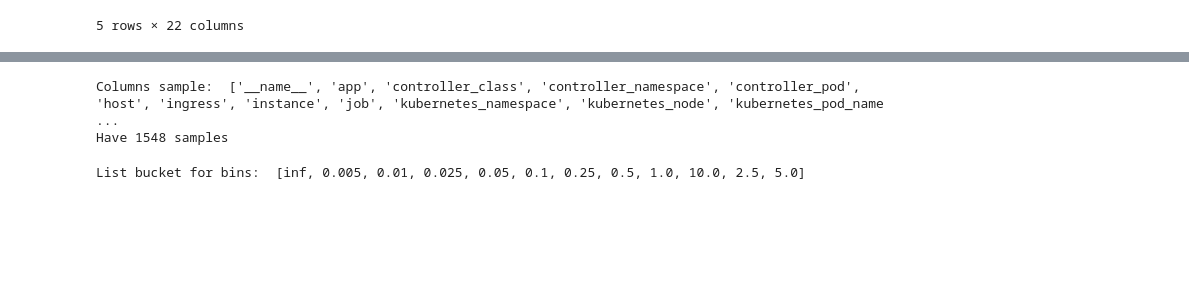
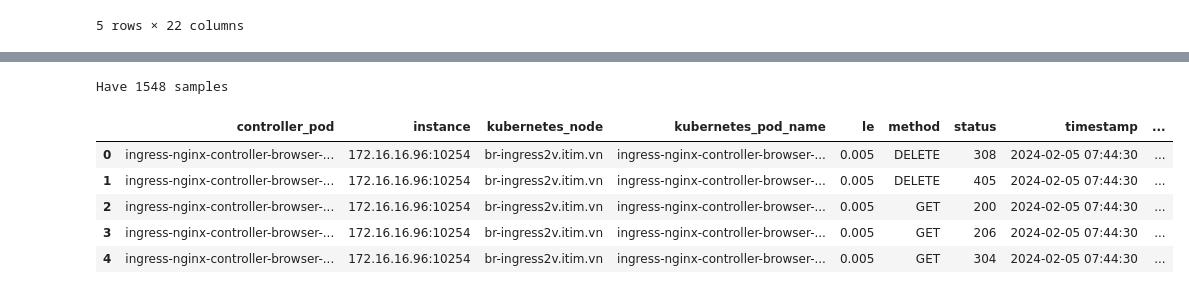
Before and after one commit to vuvietnguyenit/data_analystic, a Jupyter notebook: notebooks/process_prom_format.ipynb, the cells around one changed output, grey strips where cells are left out. Cells and saved outputs as stored; diff of their text form; code cells hidden in the pictures; blank space fills up the shorter version.

```diff
--- a/notebooks/process_prom_format.ipynb
+++ b/notebooks/process_prom_format.ipynb
@@ -21,17 +63,13 @@ df.head()
 # %%
 # Exact columns
-samples = df.columns.to_list()[1:-1]
-print("Columns sample: ", samples)
-sample_group = df.groupby(samples)[samples].agg(['unique']).reset_index().droplevel(1, axis=1)
+sample_group = df.groupby(sample_props).last().reset_index()
 print(f"Have {len(sample_group)} samples")
+sample_group.head()
 # %% [output]
-Columns sample:  ['__name__', 'app', 'controller_class', 'controller_namespace', 'controller_pod', 'host', 'ingress', 'instance', 'job', 'kubernetes_namespace', 'kubernetes_node', 'kubernetes_pod_name ...
 Have 1548 samples
+|  | controller_pod | instance | kubernetes_node | kubernetes_pod_name | le | method | status | timestamp | ... |
+| 0 | ingress-nginx-controller-browser-... | 172.16.16.96:10254 | br-ingress2v.itim.vn | ingress-nginx-controller-browser-... | 0.005 | DELETE | 308 | 2024-02-05 07:44:30 | ... |
+| 1 | ingress-nginx-controller-browser-... | 172.16.16.96:10254 | br-ingress2v.itim.vn | ingress-nginx-controller-browser-... | 0.005 | DELETE | 405 | 2024-02-05 07:44:30 | ... |
+| 2 | ingress-nginx-controller-browser-... | 172.16.16.96:10254 | br-ingress2v.itim.vn | ingress-nginx-controller-browser-... | 0.005 | GET | 200 | 2024-02-05 07:44:30 | ... |
+| 3 | ingress-nginx-controller-browser-... | 172.16.16.96:10254 | br-ingress2v.itim.vn | ingress-nginx-controller-browser-... | 0.005 | GET | 206 | 2024-02-05 07:44:30 | ... |
+| 4 | ingress-nginx-controller-browser-... | 172.16.16.96:10254 | br-ingress2v.itim.vn | ingress-nginx-controller-browser-... | 0.005 | GET | 304 | 2024-02-05 07:44:30 | ... |
-# %%
-df['Time'] = pd.to_datetime(df["Time"], unit="ms")
-df.head()
-buckets = df.drop_duplicates(subset="le")['le'].to_list()
-instances = df.groupby(samples).last().reset_index()
-print("List bucket for bins: ", buckets)
-# %% [output]
-List bucket for bins:  [inf, 0.005, 0.01, 0.025, 0.05, 0.1, 0.25, 0.5, 1.0, 10.0, 2.5, 5.0]
```
Also changed, not shown: parts of 13 cells of this notebook.
